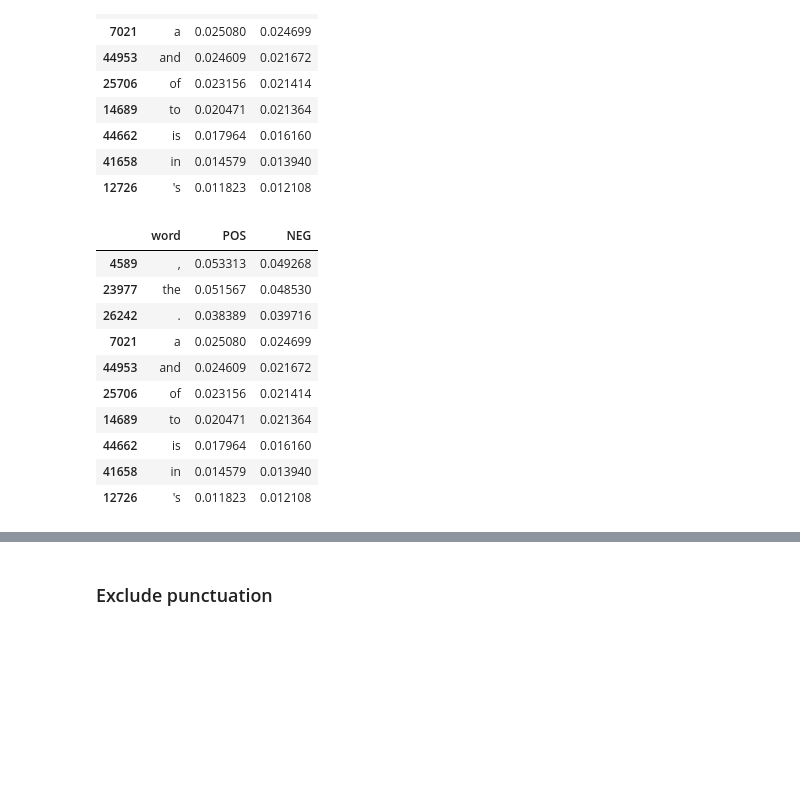
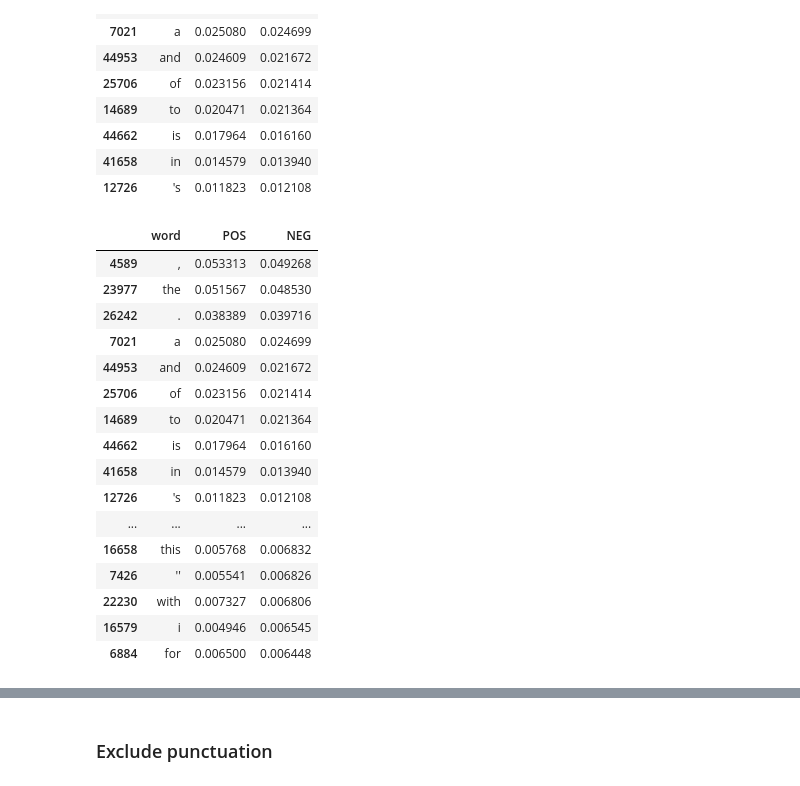
Before and after one commit to thatscotdatasci/MLMI13, a Jupyter notebook: practical.ipynb, the cells around one changed output, grey strips where cells are left out. Cells and saved outputs as stored; diff of their text form; code cells hidden in the pictures; blank space fills up the shorter version.

```diff
--- a/practical.ipynb
+++ b/practical.ipynb
@@ -219,19 +233,25 @@ nb_word_freq.sort_values('POS', ascending=False).head(10)
 | 41658 | in | 0.014579 | 0.013940 |
 | 12726 | 's | 0.011823 | 0.012108 |
 # %%
-nb_word_freq.sort_values('NEG', ascending=False).head(10)
+nb_word_freq.sort_values('NEG', ascending=False).head(20)
 # %% [output]
 |  | word | POS | NEG |
 | 4589 | , | 0.053313 | 0.049268 |
 | 23977 | the | 0.051567 | 0.048530 |
 | 26242 | . | 0.038389 | 0.039716 |
 | 7021 | a | 0.025080 | 0.024699 |
 | 44953 | and | 0.024609 | 0.021672 |
 | 25706 | of | 0.023156 | 0.021414 |
 | 14689 | to | 0.020471 | 0.021364 |
 | 44662 | is | 0.017964 | 0.016160 |
 | 41658 | in | 0.014579 | 0.013940 |
 | 12726 | 's | 0.011823 | 0.012108 |
+| ... | ... | ... | ... |
+| 16658 | this | 0.005768 | 0.006832 |
+| 7426 | '' | 0.005541 | 0.006826 |
+| 22230 | with | 0.007327 | 0.006806 |
+| 16579 | i | 0.004946 | 0.006545 |
+| 6884 | for | 0.006500 | 0.006448 |
 # %%
 fig, ax = plt.subplots(1, 2, figsize=(20,10))
 
```
Also changed, not shown: parts of 30 cells of this notebook.
